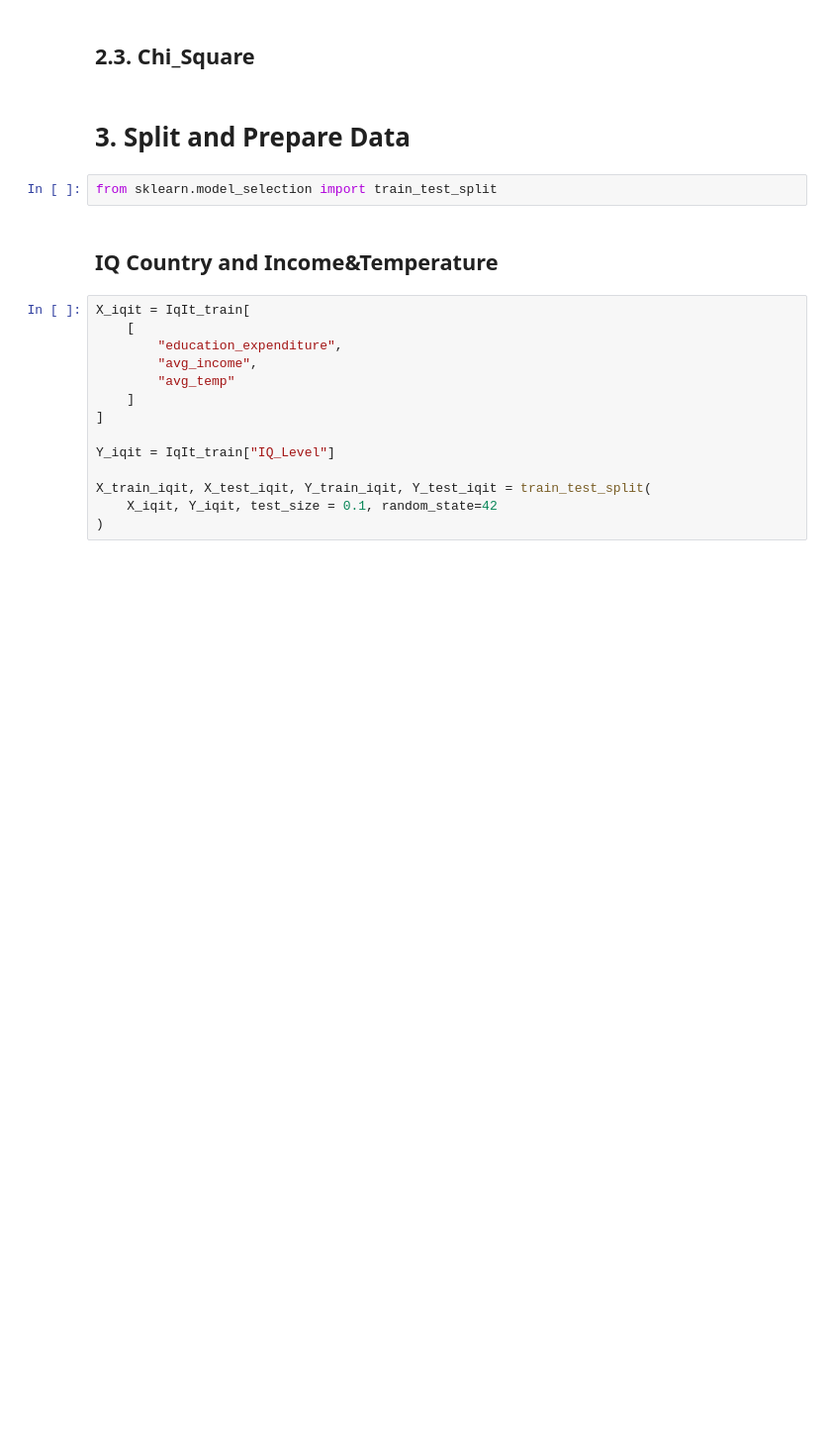
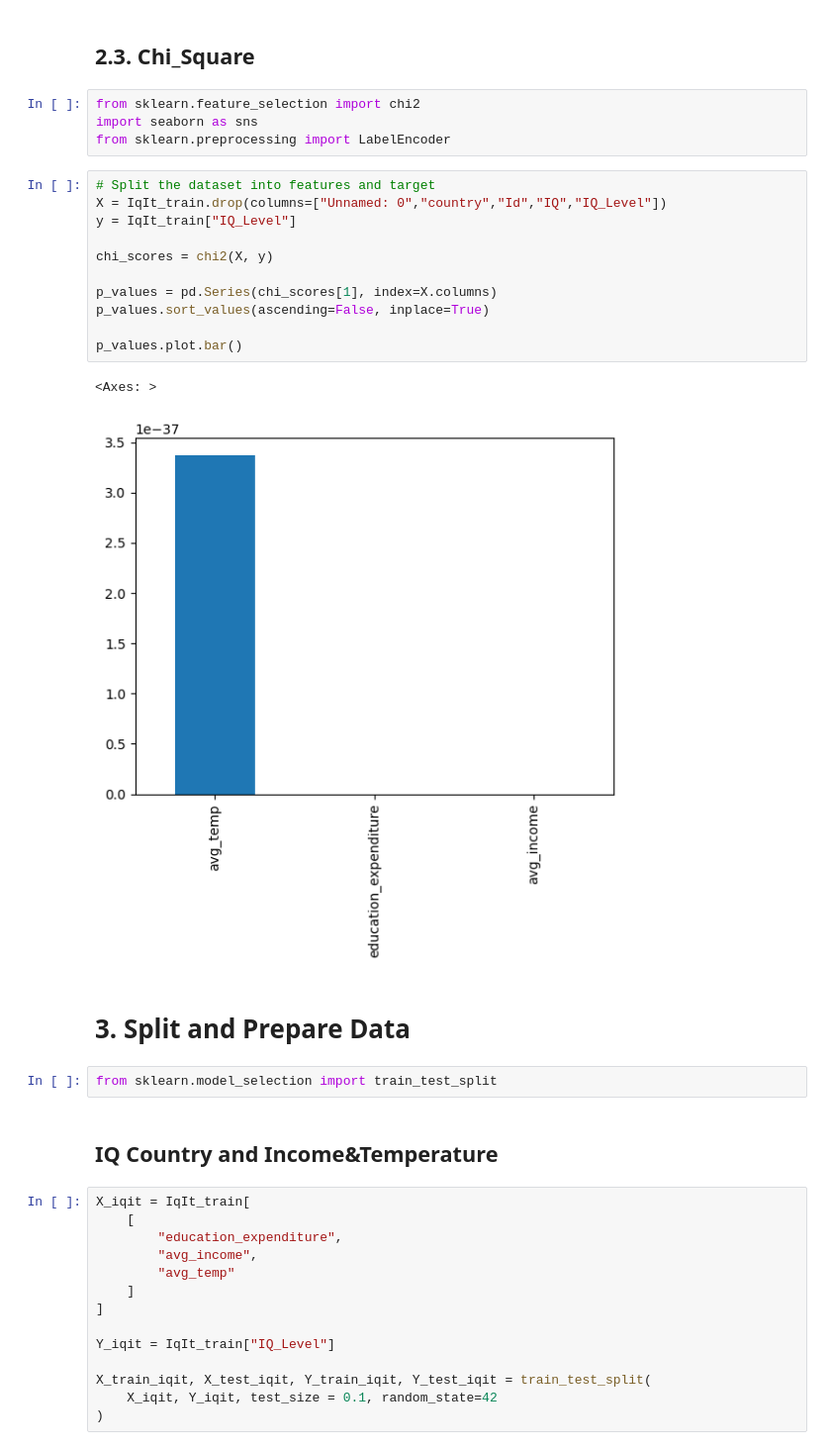
Before and after one commit to KengG1M/Country-Wise-IQ-Prediction-Analysis, a Jupyter notebook: src/data_mining.ipynb, the cells around one changed output. Shown at 99% size. Cells and saved outputs as stored; diff of their text form; blank space fills up the shorter version.

```diff
--- a/src/data_mining.ipynb
+++ b/src/data_mining.ipynb
@@ -339,5 +376,23 @@ Features: education_expenditure Score:  0.3678585876781706
 # %% [markdown]
 ## 2.3. Chi_Square
+# %%
+from sklearn.feature_selection import chi2
+import seaborn as sns
+from sklearn.preprocessing import LabelEncoder
+# %%
+# Split the dataset into features and target
+X = IqIt_train.drop(columns=["Unnamed: 0","country","Id","IQ","IQ_Level"])
+y = IqIt_train["IQ_Level"]
+
+chi_scores = chi2(X, y)
+
+p_values = pd.Series(chi_scores[1], index=X.columns)
+p_values.sort_values(ascending=False, inplace=True)
+
+p_values.plot.bar()
+# %% [output]
+<Axes: >
+[figure, added]
 # %% [markdown]
 # 3. Split and Prepare Data
 # %%
```
Also changed, not shown: parts of 37 cells of this notebook, 2 other files.
